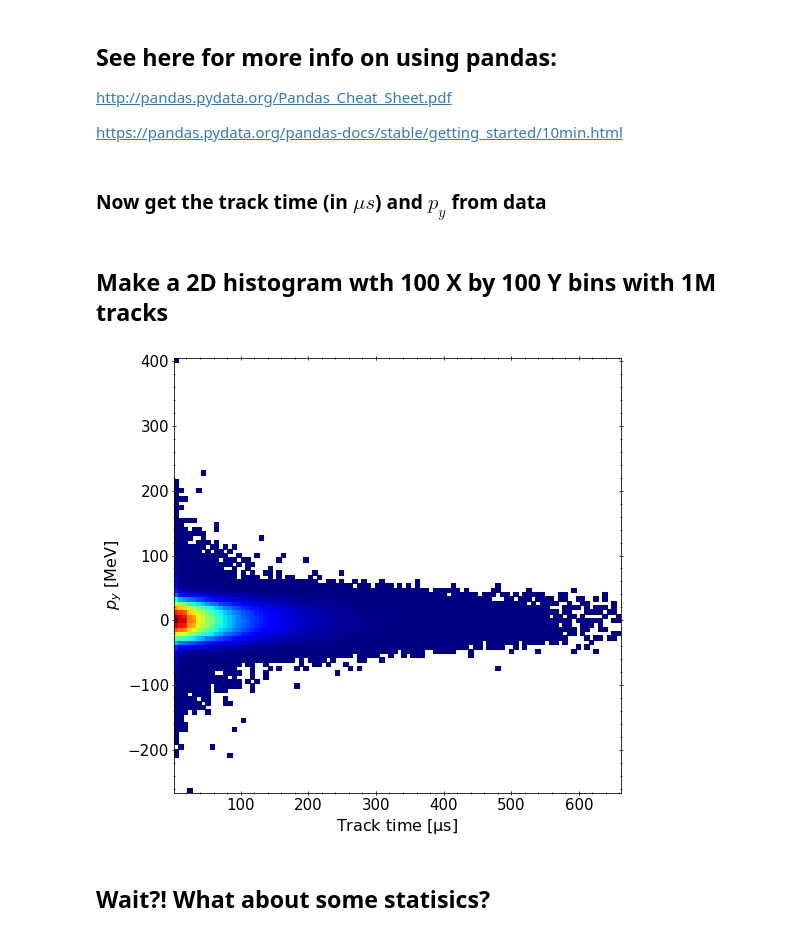
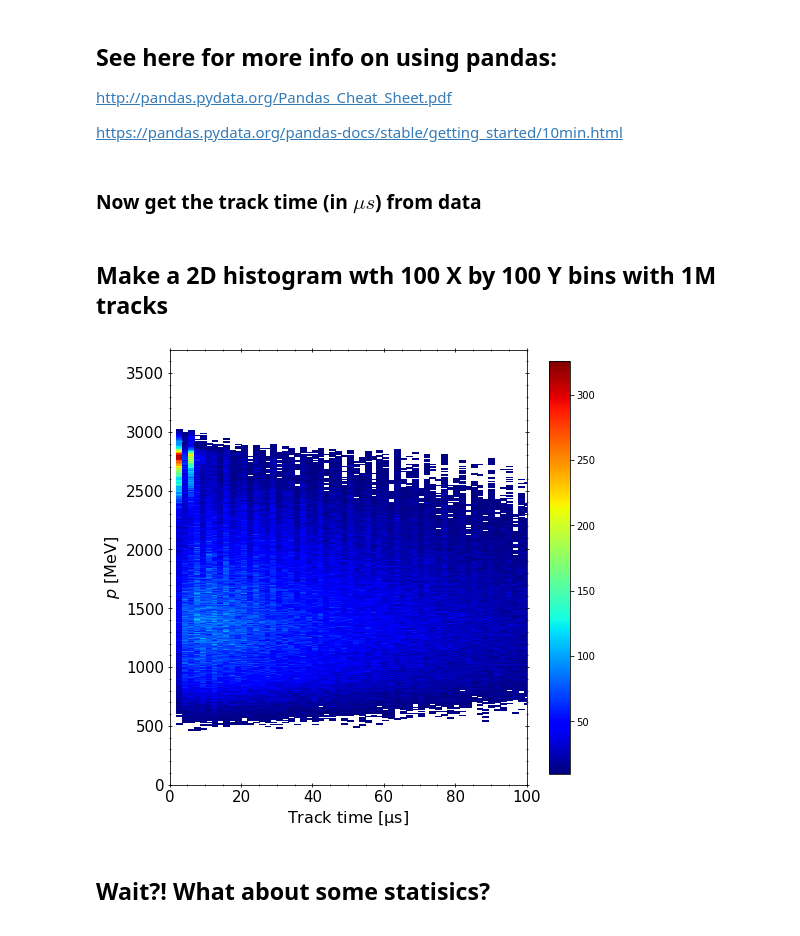
Before and after one commit to glukicov/EDMTracking, a Jupyter notebook: PYReadTree.ipynb, the cells around one changed output. Cells and saved outputs as stored; diff of their text form; code cells hidden in the pictures.

```diff
--- a/PYReadTree.ipynb
+++ b/PYReadTree.ipynb
@@ -59,5 +58,5 @@ http://pandas.pydata.org/Pandas_Cheat_Sheet.pdf
 
 https://pandas.pydata.org/pandas-docs/stable/getting_started/10min.html
 # %% [markdown]
-### Now get the track time (in $\mu s$) and $p_y$ from data
+### Now get the track time (in $\mu s$) from data
 # %%
@@ -68,29 +66,32 @@ t = data['trackT0']*1e-3  # ns -> us
 # %%
 import matplotlib.pyplot as plt # import plotting module
 import numpy as np # import fast array and maths module
 
 t_plot=t[0:int(1e6)]
-py_plot=py[0:int(1e6)]
+p_plot=p[0:int(1e6)]
 
-def py_vs_time(XYbins=(100, 100)):
+def p_vs_time(XYbins=(400, 800)):
     fig, ax = plt.subplots()
-    h, x, y, image = plt.hist2d(t_plot, py_plot, bins=XYbins, cmap=plt.cm.jet, cmin=1)
+    h, x, y, image = plt.hist2d(t_plot, p_plot, bins=XYbins, cmap=plt.cm.jet, cmin=10)
     fig.set_size_inches(8, 8)
 
     font_size=16 # set a global constans
     # Pretify plot (can be part of a function to avoid copying code)
     ax.set_xlabel(xlabel=r"Track time [$\mathrm{\mu}$s]", fontsize=font_size)
-    ax.set_ylabel(ylabel=r"$p_y$ [MeV]", fontsize=font_size)
+    ax.set_ylabel(ylabel=r"$p$ [MeV]", fontsize=font_size)
     ax.tick_params(axis='x', which='both', bottom=True, top=True, direction='inout')
     ax.tick_params(axis='y', which='both', left=True, right=True, direction='inout')
     ax.minorticks_on()
     plt.xticks(fontsize=font_size-1)
     plt.yticks(fontsize=font_size-1)
+    ax.set_ylim(0, 3700)
+    ax.set_xlim(0, 100)
+    cb = plt.colorbar(use_gridspec=False, orientation="vertical", shrink=0.95)
     return fig, ax
 
-fig, ax = py_vs_time()
+fig, ax = p_vs_time()
 # %% [output]
-[figure, old version]
+[figure, new version]
 # %% [markdown]
 ## Wait?! What about some statisics?
 # %% [markdown]
```
Also changed, not shown: parts of 3 cells of this notebook.
